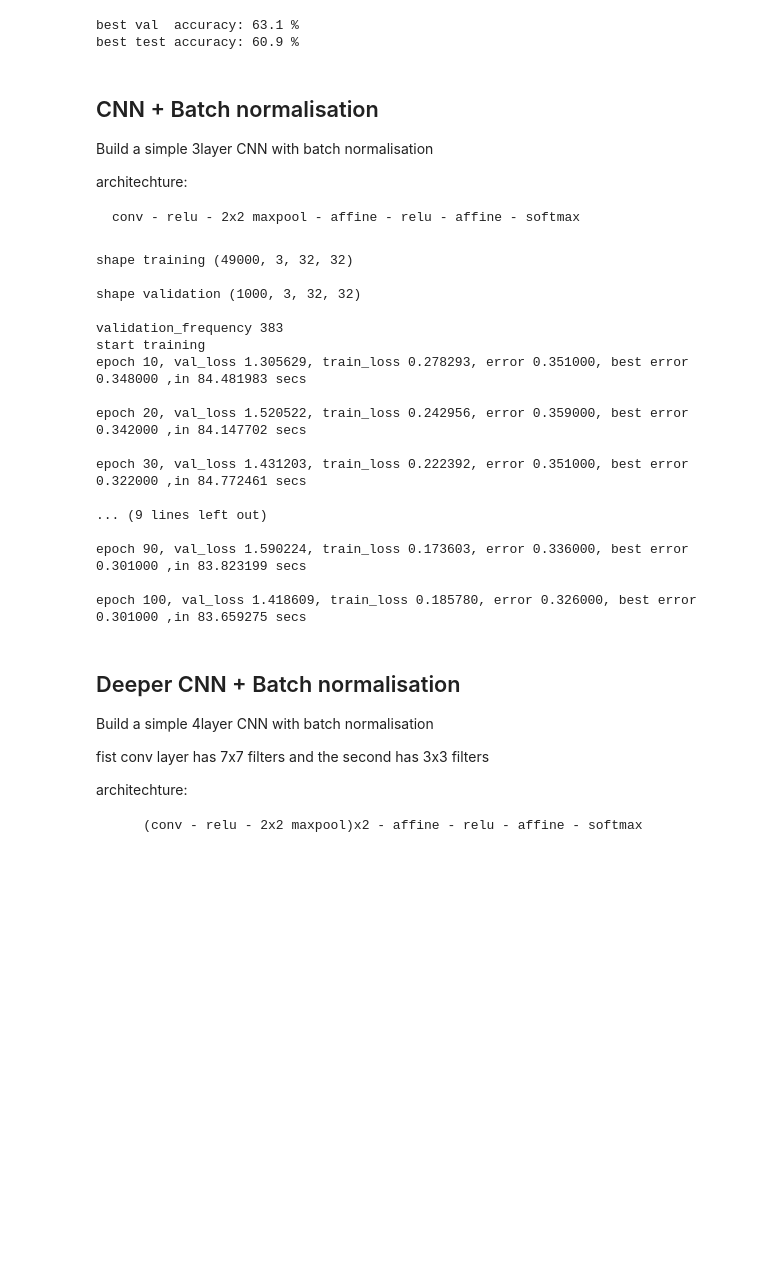
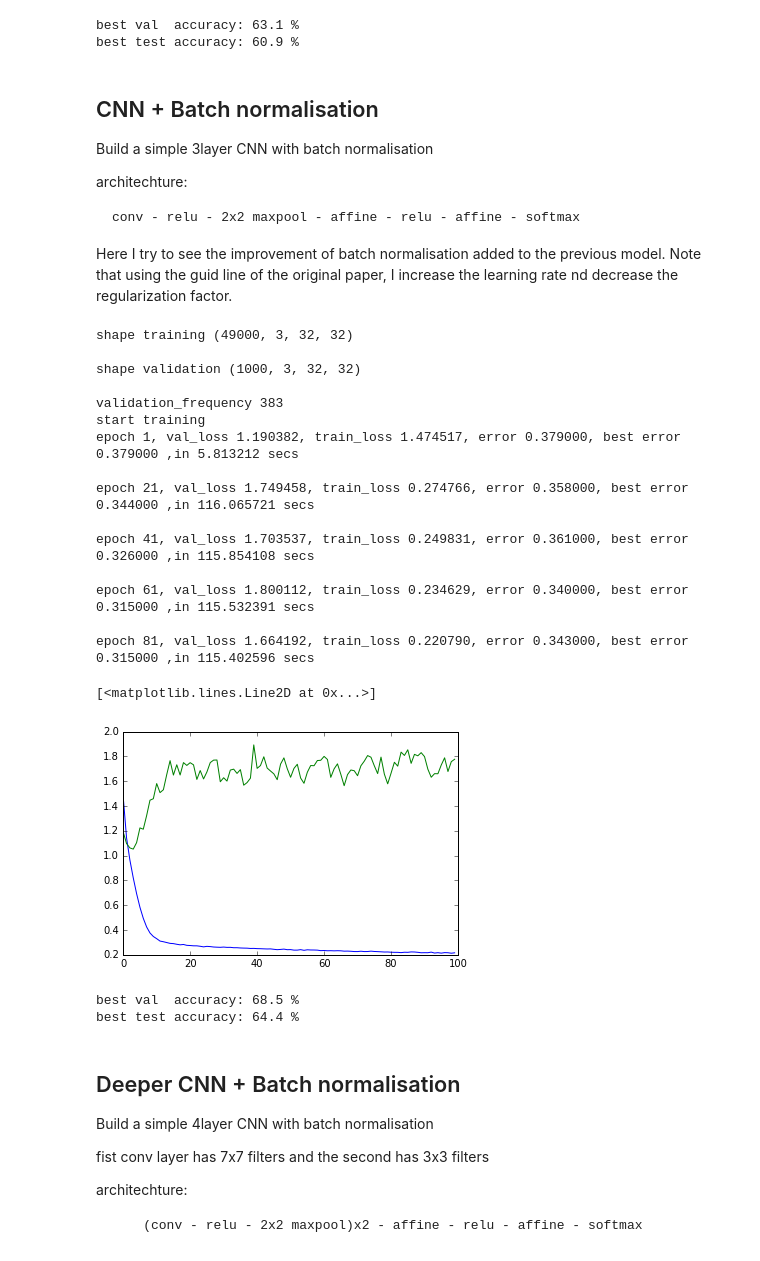
Before and after one commit to peymanbey/CIFAR10, a Jupyter notebook: CS231n2.ipynb, the cells around one changed output. Saved outputs shown, nothing was run; the diff lists cells and outputs as text; code cells hidden in the pictures; blank space fills up the shorter version.

```diff
--- a/CS231n2.ipynb
+++ b/CS231n2.ipynb
@@ -281,10 +279,13 @@ Build a simple 3layer CNN with batch normalisation
 architechture:
 
     conv - relu - 2x2 maxpool - affine - relu - affine - softmax
+
+Here I try to see the improvement of batch normalisation added to the previous model.
+Note that using the guid line of the original paper, I increase the learning rate nd decrease the regularization factor.
 # %%
 # build model
 input_shape = (None, 3,32,32)
-hidden_arch = 500
+hidden_arch = [128,256]
 num_filter = 32
 
 network = build_CNN_batchnorm(in_shape=input_shape,
@@ -302,7 +303,7 @@ net, test_fn, train_loss_history_, val_loss_history_, val_error_history_ = early
                                                                                  l2_reg=0.0001,
                                                                                  lear_rate=1e-2,
                                                                                  iteration=100,
-                                                                                 printFreq=10)
+                                                                                 printFreq=20)
 # %% [output]
 shape training (49000, 3, 32, 32)
 
@@ -310,17 +311,29 @@ shape validation (1000, 3, 32, 32)
 
 validation_frequency 383
 start training
-epoch 10, val_loss 1.305629, train_loss 0.278293, error 0.351000, best error 0.348000 ,in 84.481983 secs
+epoch 1, val_loss 1.190382, train_loss 1.474517, error 0.379000, best error 0.379000 ,in 5.813212 secs
 
-epoch 20, val_loss 1.520522, train_loss 0.242956, error 0.359000, best error 0.342000 ,in 84.147702 secs
+epoch 21, val_loss 1.749458, train_loss 0.274766, error 0.358000, best error 0.344000 ,in 116.065721 secs
 
-epoch 30, val_loss 1.431203, train_loss 0.222392, error 0.351000, best error 0.322000 ,in 84.772461 secs
+epoch 41, val_loss 1.703537, train_loss 0.249831, error 0.361000, best error 0.326000 ,in 115.854108 secs
 
-... (9 lines left out)
+epoch 61, val_loss 1.800112, train_loss 0.234629, error 0.340000, best error 0.315000 ,in 115.532391 secs
 
-epoch 90, val_loss 1.590224, train_loss 0.173603, error 0.336000, best error 0.301000 ,in 83.823199 secs
-
-epoch 100, val_loss 1.418609, train_loss 0.185780, error 0.326000, best error 0.301000 ,in 83.659275 secs
+epoch 81, val_loss 1.664192, train_loss 0.220790, error 0.343000, best error 0.315000 ,in 115.402596 secs
+# %%
+plt.plot(train_loss_history_)
+plt.plot(val_loss_history_)
+# %% [output]
+[<matplotlib.lines.Line2D at 0x...>]
+[figure, added]
+# %%
+# Batch normalisation improved the performance
+
+print "best val  accuracy:", (1-min(val_error_history_))*100,"%"
+print "best test accuracy:", (1-test_fn()[1])*100,"%"
+# %% [output]
+best val  accuracy: 68.5 %
+best test accuracy: 64.4 %
 # %% [markdown]
 ## Deeper CNN + Batch normalisation
 Build a simple 4layer CNN with batch normalisation
```
Also changed, not shown: parts of 12 cells of this notebook, 1 other file.
